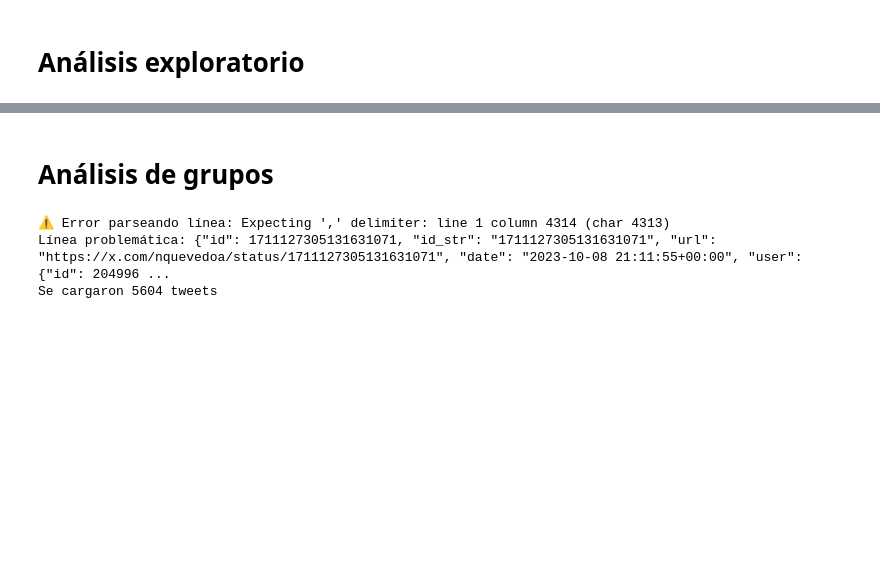
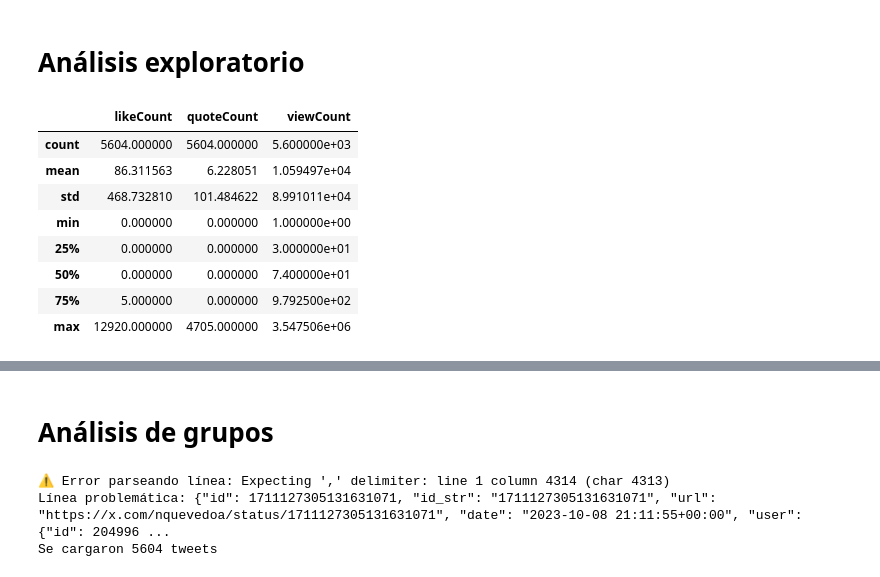
Before and after one commit to Gerax5/DS-lab6, a Jupyter notebook: report.ipynb, the cells around one changed output, grey strips where cells are left out. Cells and saved outputs as stored; diff of their text form; code cells hidden in the pictures; blank space fills up the shorter version.

```diff
--- a/report.ipynb
+++ b/report.ipynb
@@ -233,3 +224,15 @@ df_train.head(3)
 | 2 | 1834039491826180424 | @PNCdeGuatemala @mingobguate @FJi... | 1 | 0 | [] | 91.0 | [130315077, 89030065, 17441194133... | NaN | ... |
 # %% [markdown]
 # Análisis exploratorio
+# %%
+df.describe()
+# %% [output]
+|  | likeCount | quoteCount | viewCount |
+| count | 5604.000000 | 5604.000000 | 5.600000e+03 |
+| mean | 86.311563 | 6.228051 | 1.059497e+04 |
+| std | 468.732810 | 101.484622 | 8.991011e+04 |
+| min | 0.000000 | 0.000000 | 1.000000e+00 |
+| 25% | 0.000000 | 0.000000 | 3.000000e+01 |
+| 50% | 0.000000 | 0.000000 | 7.400000e+01 |
+| 75% | 5.000000 | 0.000000 | 9.792500e+02 |
+| max | 12920.000000 | 4705.000000 | 3.547506e+06 |
```
Also changed, not shown: parts of 4 cells of this notebook.
